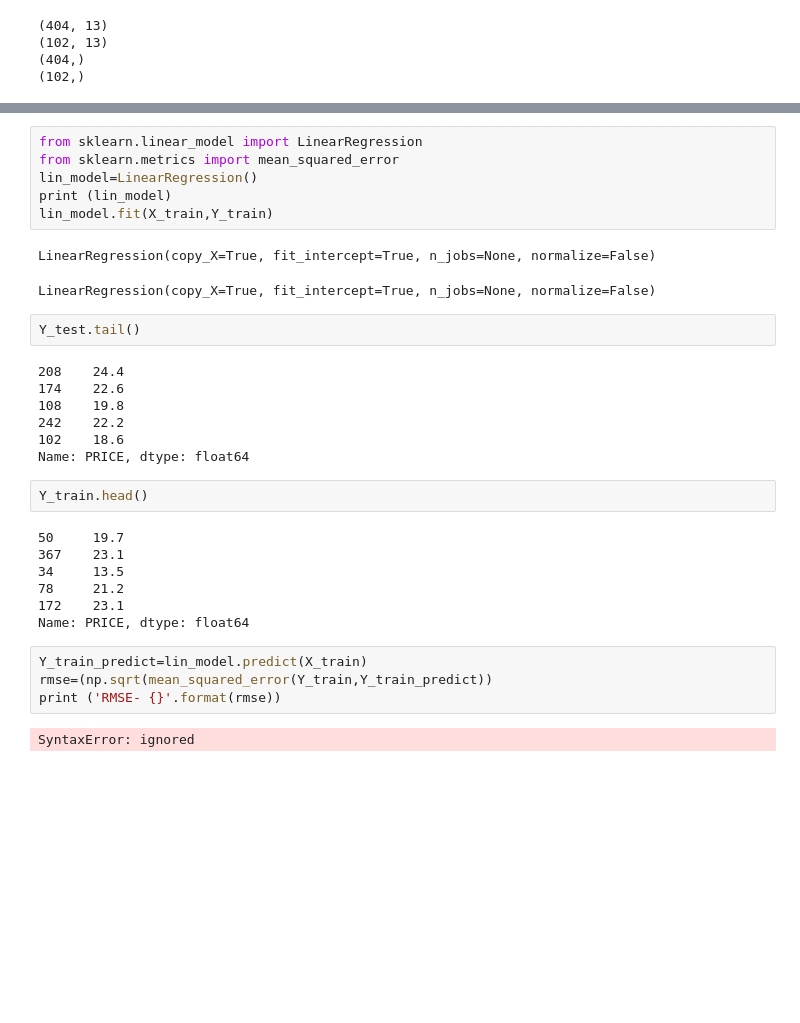
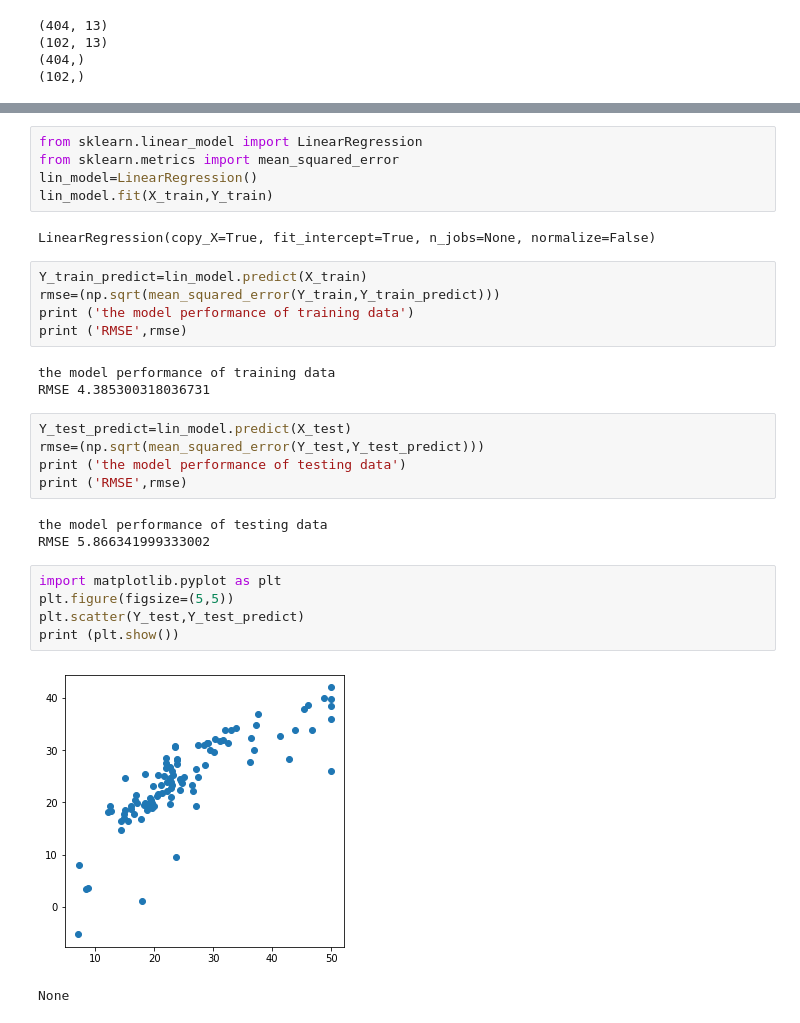
Before and after one commit to kiruthiga25/Python, a Jupyter notebook: Kiruthiga_ml.ipynb, the cells around one changed output, grey strips where cells are left out. Cells and saved outputs as stored; diff of their text form; blank space fills up the shorter version.

```diff
--- a/Kiruthiga_ml.ipynb
+++ b/Kiruthiga_ml.ipynb
@@ -202,32 +230,30 @@ X_test.head()
 from sklearn.linear_model import LinearRegression
 from sklearn.metrics import mean_squared_error
 lin_model=LinearRegression()
-print (lin_model)
 lin_model.fit(X_train,Y_train)
 # %% [output]
 LinearRegression(copy_X=True, fit_intercept=True, n_jobs=None, normalize=False)
-LinearRegression(copy_X=True, fit_intercept=True, n_jobs=None, normalize=False)
-# %%
-Y_test.tail()
-# %% [output]
-208    24.4
-174    22.6
-108    19.8
-242    22.2
-102    18.6
-Name: PRICE, dtype: float64
-# %%
-Y_train.head()
-# %% [output]
-50     19.7
-367    23.1
-34     13.5
-78     21.2
-172    23.1
-Name: PRICE, dtype: float64
 # %%
 Y_train_predict=lin_model.predict(X_train)
-rmse=(np.sqrt(mean_squared_error(Y_train,Y_train_predict))
-print ('RMSE- {}'.format(rmse))
+rmse=(np.sqrt(mean_squared_error(Y_train,Y_train_predict)))
+print ('the model performance of training data')
+print ('RMSE',rmse)
 # %% [output]
-SyntaxError: ignored
+the model performance of training data
+RMSE 4.385300318036731
+# %%
+Y_test_predict=lin_model.predict(X_test)
+rmse=(np.sqrt(mean_squared_error(Y_test,Y_test_predict)))
+print ('the model performance of testing data')
+print ('RMSE',rmse)
+# %% [output]
+the model performance of testing data
+RMSE 5.866341999333002
+# %%
+import matplotlib.pyplot as plt
+plt.figure(figsize=(5,5))
+plt.scatter(Y_test,Y_test_predict)
+print (plt.show())
+# %% [output]
+[figure, added]
+None
```
Also changed, not shown: parts of 11 cells of this notebook.
